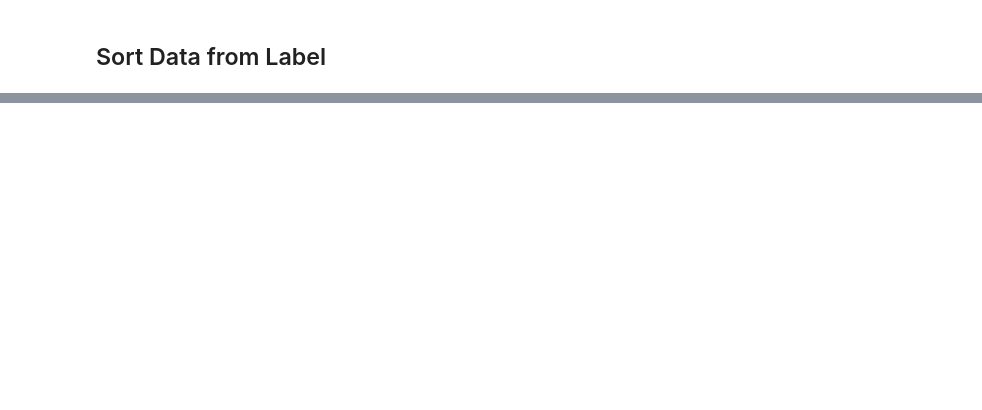
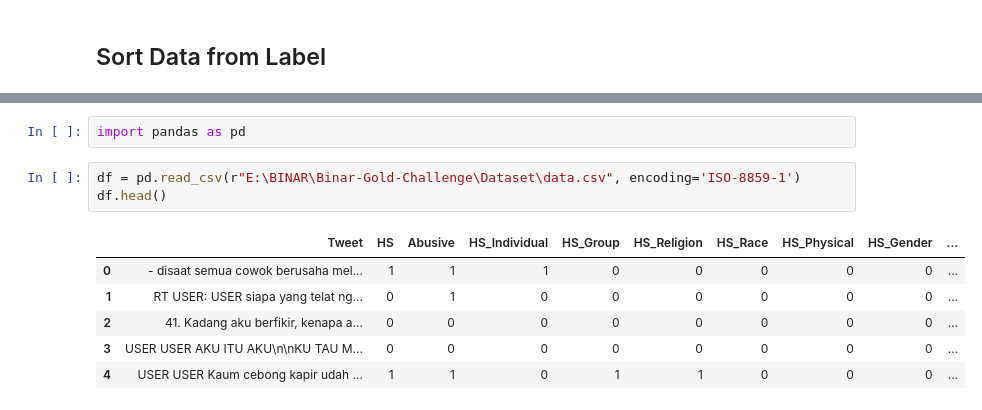
Before and after one commit to prasamumtaz/Platinum-Challenge, a Jupyter notebook: Neural_Network_LSTM/LSTM.ipynb, the cells around one changed output, grey strips where cells are left out. Saved outputs shown, nothing was run; the diff lists cells and outputs as text; blank space fills up the shorter version.

```diff
--- a/Neural_Network_LSTM/LSTM.ipynb
+++ b/Neural_Network_LSTM/LSTM.ipynb
@@ -208,0 +535,12 @@ neg = df_train.loc[df_train['label'] == 'negative'].text_clean.tolist()
+# %%
+import pandas as pd
+# %%
+df = pd.read_csv(r"E:\BINAR\Binar-Gold-Challenge\Dataset\data.csv", encoding='ISO-8859-1')
+df.head()
+# %% [output]
+|  | Tweet | HS | Abusive | HS_Individual | HS_Group | HS_Religion | HS_Race | HS_Physical | HS_Gender | ... |
+| 0 | - disaat semua cowok berusaha mel... | 1 | 1 | 1 | 0 | 0 | 0 | 0 | 0 | ... |
+| 1 | RT USER: USER siapa yang telat ng... | 0 | 1 | 0 | 0 | 0 | 0 | 0 | 0 | ... |
+| 2 | 41. Kadang aku berfikir, kenapa a... | 0 | 0 | 0 | 0 | 0 | 0 | 0 | 0 | ... |
+| 3 | USER USER AKU ITU AKU\n\nKU TAU M... | 0 | 0 | 0 | 0 | 0 | 0 | 0 | 0 | ... |
+| 4 | USER USER Kaum cebong kapir udah ... | 1 | 1 | 0 | 1 | 1 | 0 | 0 | 0 | ... |
```
Also changed, not shown: parts of 104 cells of this notebook, 28 other files.
